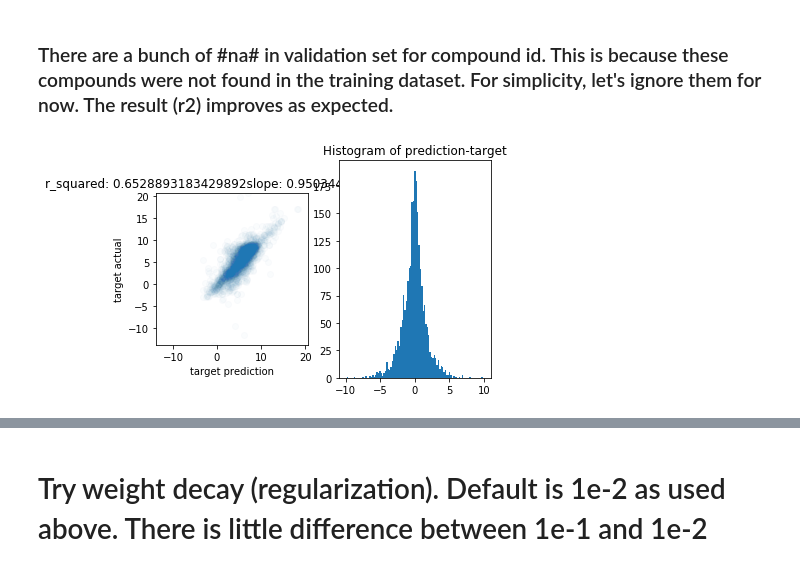
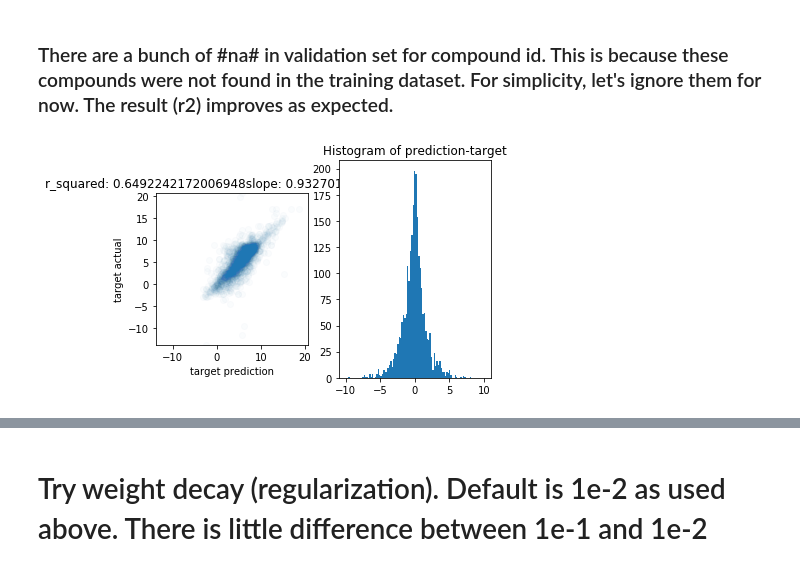
Before and after one commit to ohliumliu/fastai_v3, a Jupyter notebook: nbs/dl1/kinase/kinase.ipynb, the cells around one changed output, grey strips where cells are left out. Saved outputs shown, nothing was run; the diff lists cells and outputs as text; code cells hidden in the pictures.

```diff
--- a/nbs/dl1/kinase/kinase.ipynb
+++ b/nbs/dl1/kinase/kinase.ipynb
@@ -159,13 +159,15 @@ plot_preds(random_preds, Kd_preds[1], target_name)
 # %%
 Kd_learn_valid_df = pd.DataFrame(data=[str(i).split(';')[0] for i in list(Kd_learn.data.valid_ds.x)],
                                  columns=['compound_id'])
 Kd_learn_valid_df['target_id'] = [str(i).split(';')[1] for i in list(Kd_learn.data.valid_ds.x)]
 Kd_learn_valid_df['prediction'] = Kd_preds[0]
 Kd_learn_valid_df['target'] = Kd_preds[1]
-plot_preds(np.array(Kd_learn_valid_df[~Kd_learn_valid_df.compound_id.str.contains('#na#')]['prediction']),
-           np.array(Kd_learn_valid_df[~Kd_learn_valid_df.compound_id.str.contains('#na#')]['target']))
+plot_preds(np.array(Kd_learn_valid_df[(~Kd_learn_valid_df.compound_id.str.contains('#na#'))&
+                                     (~Kd_learn_valid_df.target_id.str.contains('#na#'))]['prediction']),
+           np.array(Kd_learn_valid_df[~Kd_learn_valid_df.compound_id.str.contains('#na#')&
+                                     (~Kd_learn_valid_df.target_id.str.contains('#na#'))]['target']))
 # %% [output]
-[figure, old version]
+[figure, new version]
 # %%
 plot_preds(Kd_preds[0], Kd_preds[1], target_name)
 # %% [output]
```
Also changed, not shown: parts of 28 cells of this notebook, 1 other file.
